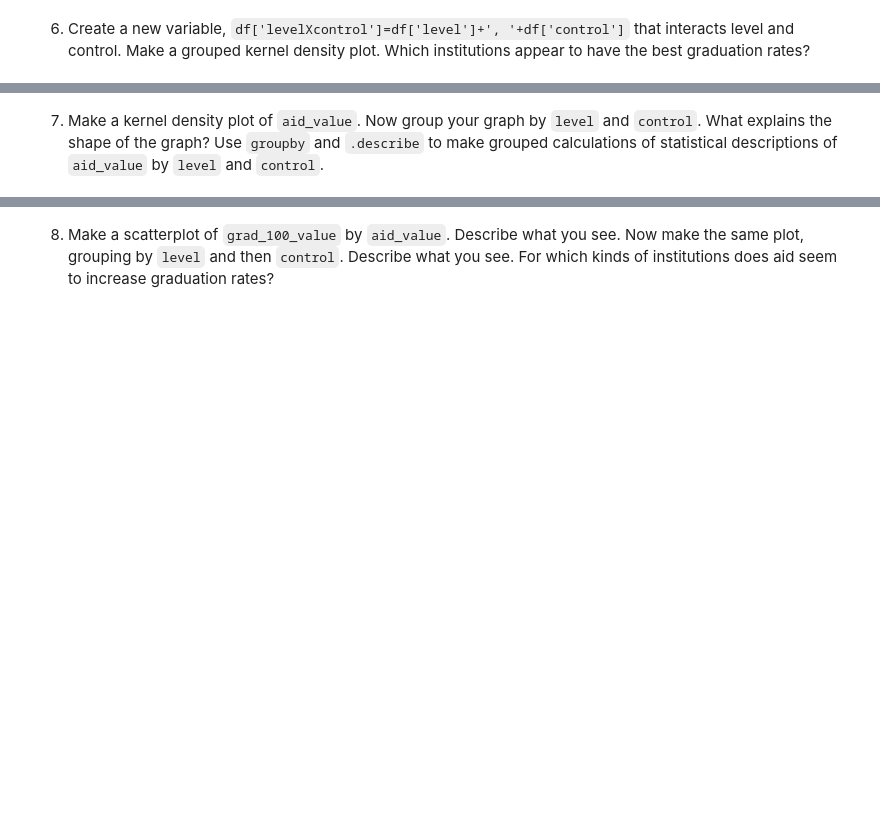
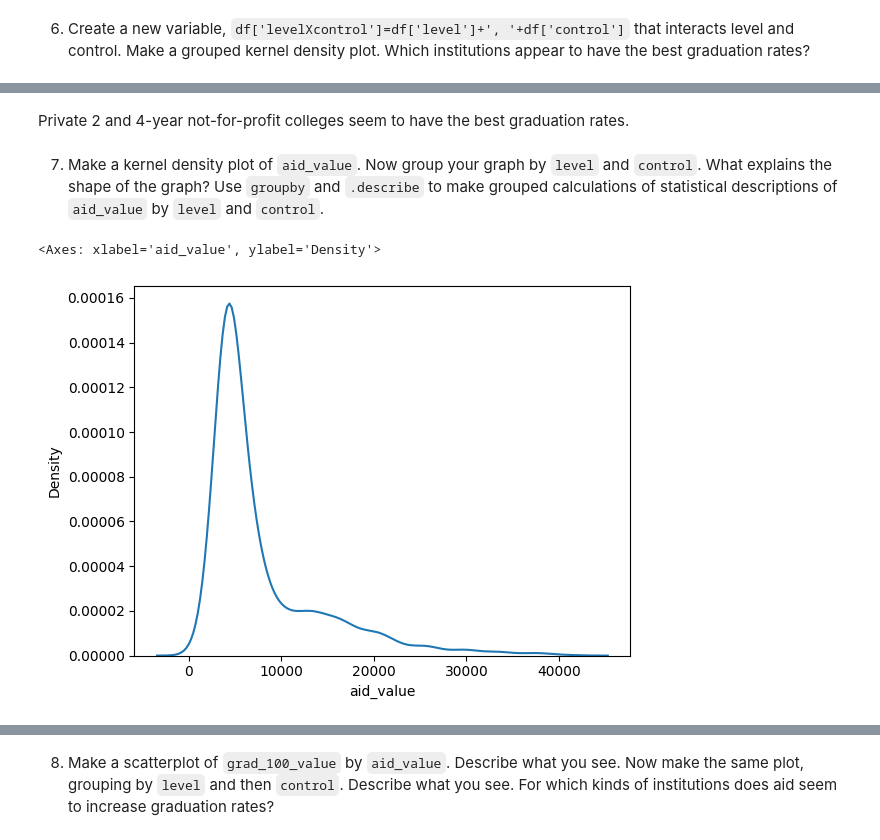
Before and after one commit to bwillow1222/visualization, a Jupyter notebook: assignment/assignment.ipynb, the cells around one changed output, grey strips where cells are left out. Cells and saved outputs as stored; diff of their text form; code cells hidden in the pictures; blank space fills up the shorter version.

```diff
--- a/assignment/assignment.ipynb
+++ b/assignment/assignment.ipynb
@@ -143,2 +150,9 @@ df['levelXcontrol']=df['level']+', '+df['control']
+# %% [markdown]
+Private 2 and 4-year not-for-profit colleges seem to have the best graduation rates.
 # %% [markdown]
 7. Make a kernel density plot of `aid_value`. Now group your graph by `level` and `control`. What explains the shape of the graph? Use `groupby` and `.describe` to make grouped calculations of statistical descriptions of `aid_value` by `level` and `control`.
+# %%
+sns.kdeplot(data=df, x='aid_value')
+# %% [output]
+<Axes: xlabel='aid_value', ylabel='Density'>
+[figure, added]
```
Also changed, not shown: parts of 26 cells of this notebook.
